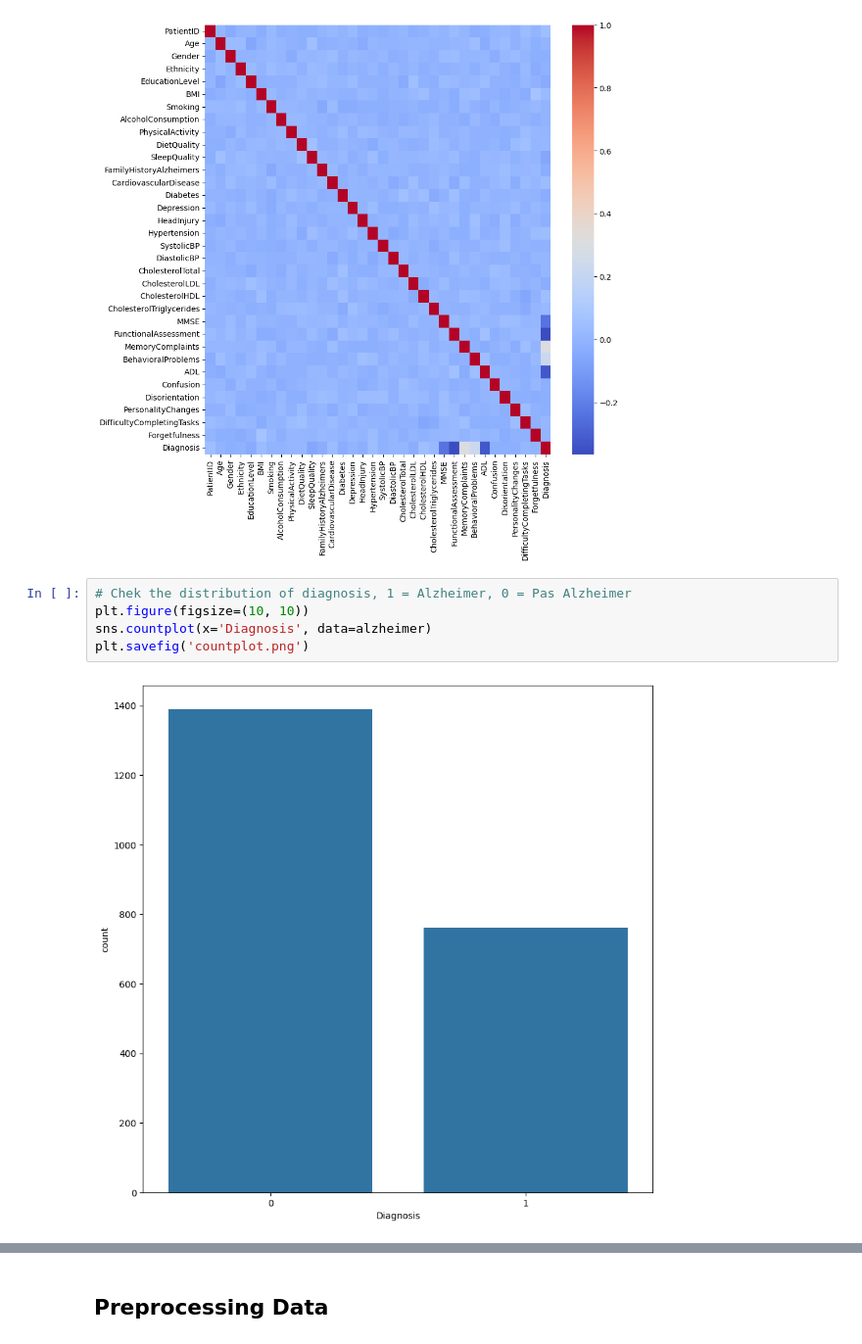
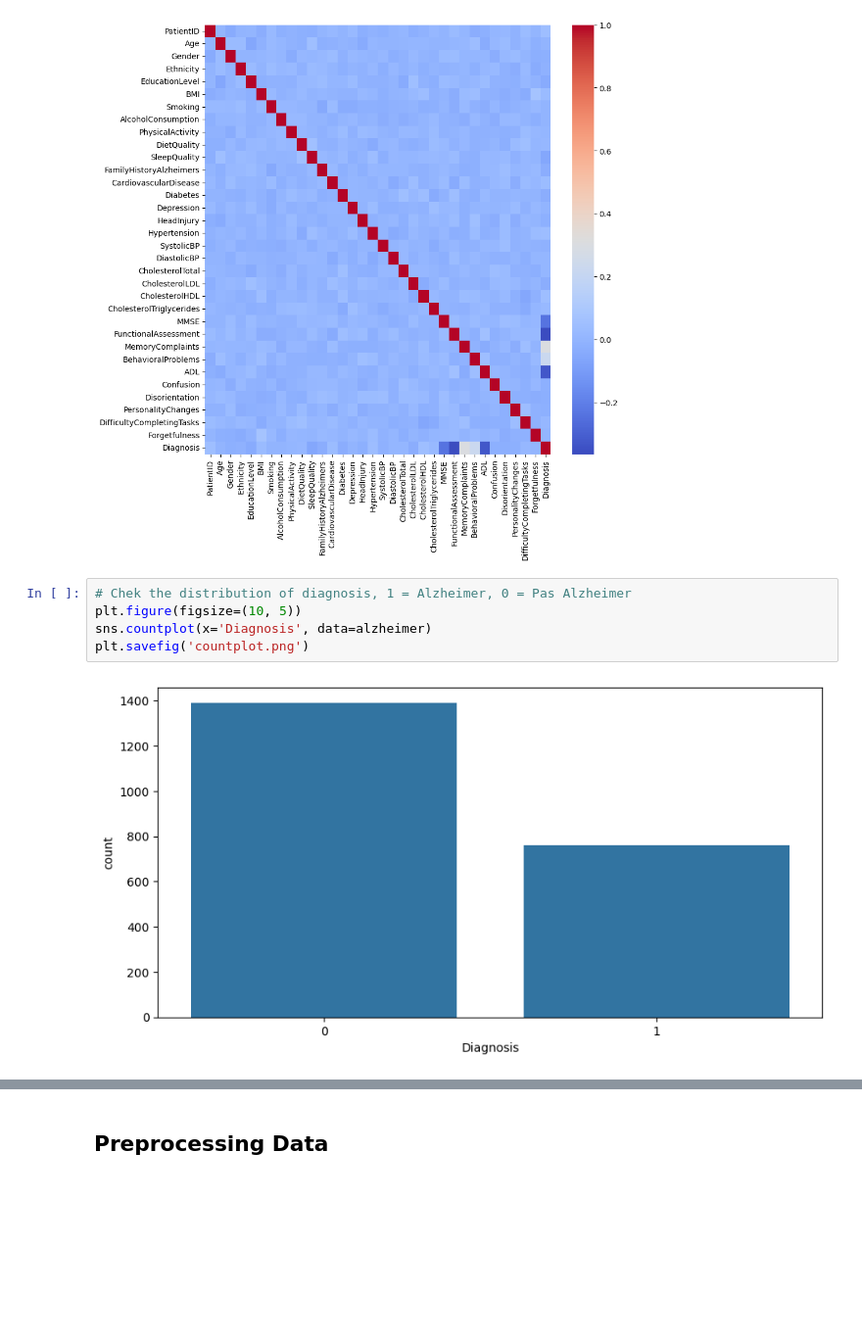
Before and after one commit to aaudric/Alzheimer-s-Disease-Predictions, a Jupyter notebook: alzheimer.ipynb, the cells around one changed output, grey strips where cells are left out. Shown at 98% size. Cells and saved outputs as stored; diff of their text form; blank space fills up the shorter version.

```diff
--- a/alzheimer.ipynb
+++ b/alzheimer.ipynb
@@ -131,9 +131,9 @@ plt.savefig('correlation.png')
 [figure]
 # %%
 # Chek the distribution of diagnosis, 1 = Alzheimer, 0 = Pas Alzheimer
-plt.figure(figsize=(10, 10))
+plt.figure(figsize=(10, 5))
 sns.countplot(x='Diagnosis', data=alzheimer)
 plt.savefig('countplot.png')
 # %% [output]
-[figure, old version]
+[figure, new version]
 # %%
```
Also changed, not shown: parts of 8 cells of this notebook, 11 other files.
